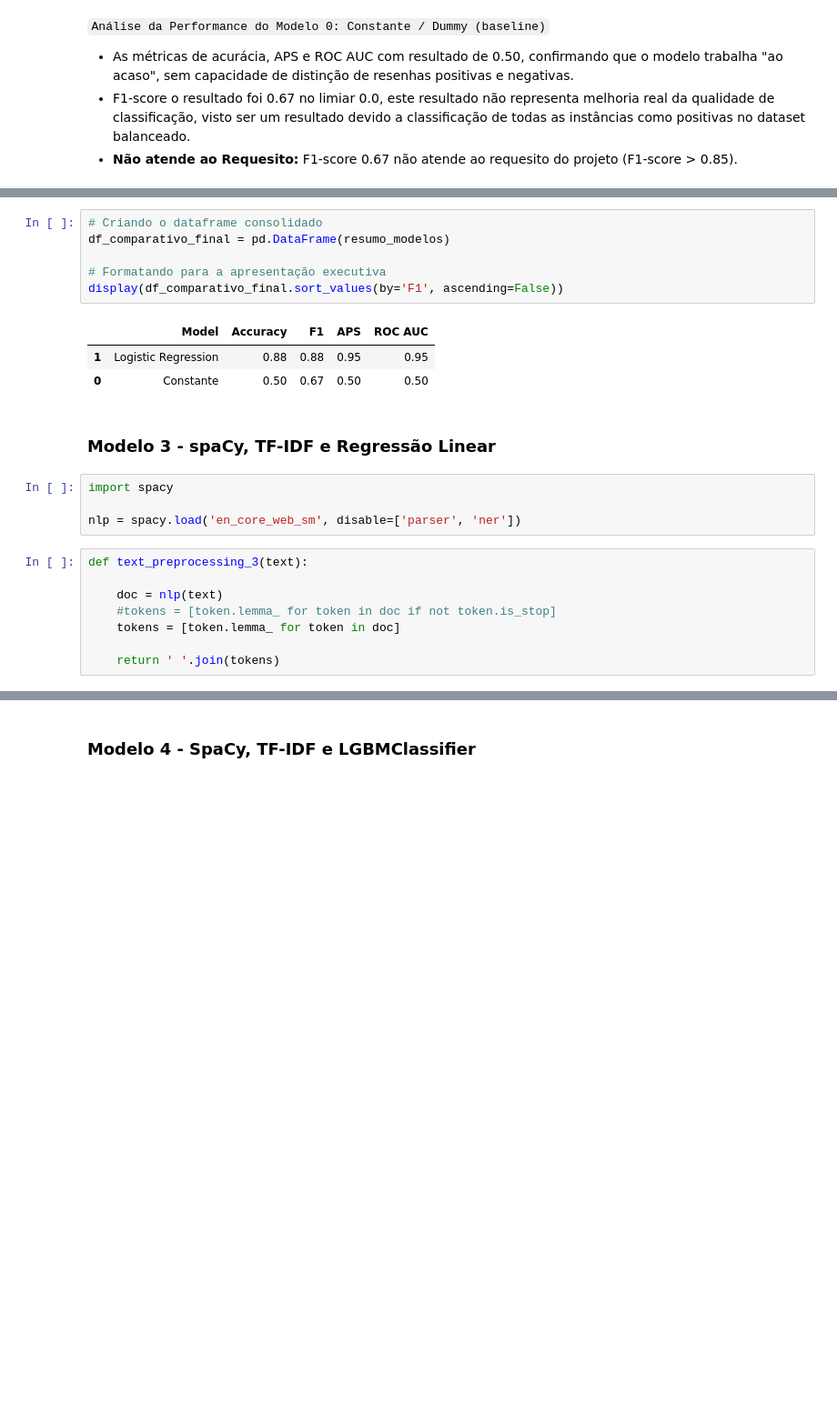
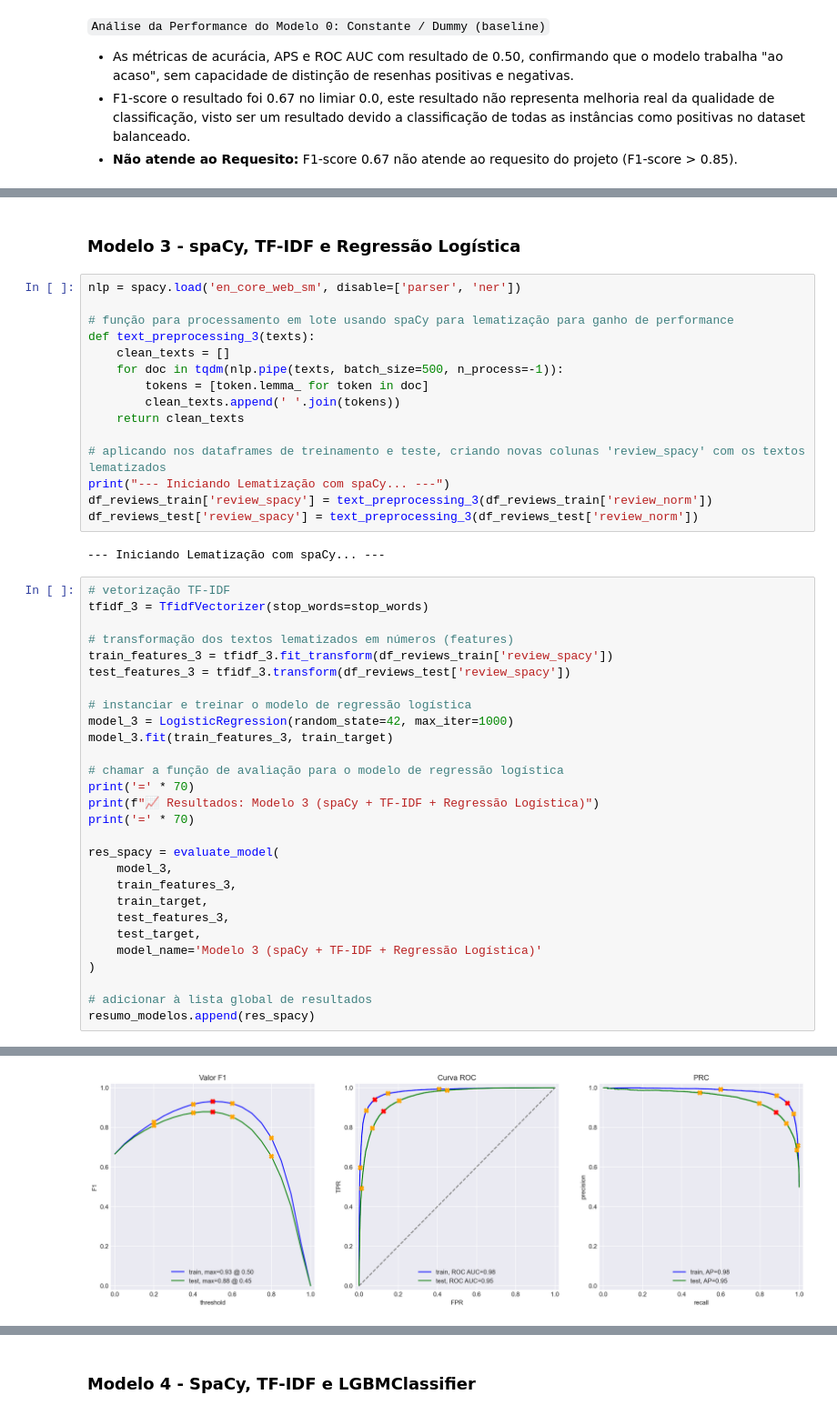
Before and after one commit to JulianaGalli/film-sentiment-classifier, a Jupyter notebook: EDA.ipynb, the cells around one changed output, grey strips where cells are left out. Shown at 91% size. Saved outputs shown, nothing was run; the diff lists cells and outputs as text; blank space fills up the shorter version.

```diff
--- a/EDA.ipynb
+++ b/EDA.ipynb
@@ -654,24 +745,48 @@ ROC AUC    0.98  0.95
-# %%
-# Criando o dataframe consolidado
-df_comparativo_final = pd.DataFrame(resumo_modelos)
-
-# Formatando para a apresentação executiva
-display(df_comparativo_final.sort_values(by='F1', ascending=False))
-# %% [output]
-|  | Model | Accuracy | F1 | APS | ROC AUC |
-| 1 | Logistic Regression | 0.88 | 0.88 | 0.95 | 0.95 |
-| 0 | Constante | 0.50 | 0.67 | 0.50 | 0.50 |
 # %% [markdown]
-### Modelo 3 - spaCy, TF-IDF e Regressão Linear
+### Modelo 3 - spaCy, TF-IDF e Regressão Logística
-# %%
-import spacy
-
-nlp = spacy.load('en_core_web_sm', disable=['parser', 'ner'])
-# %%
-def text_preprocessing_3(text):
-
-    doc = nlp(text)
-    #tokens = [token.lemma_ for token in doc if not token.is_stop]
-    tokens = [token.lemma_ for token in doc]
-
-    return ' '.join(tokens)
+# %%
+nlp = spacy.load('en_core_web_sm', disable=['parser', 'ner'])
+
+# função para processamento em lote usando spaCy para lematização para ganho de performance
+def text_preprocessing_3(texts):
+    clean_texts = []
+    for doc in tqdm(nlp.pipe(texts, batch_size=500, n_process=-1)):
+        tokens = [token.lemma_ for token in doc]
+        clean_texts.append(' '.join(tokens))
+    return clean_texts
+
+# aplicando nos dataframes de treinamento e teste, criando novas colunas 'review_spacy' com os textos lematizados
+print("--- Iniciando Lematização com spaCy... ---")
+df_reviews_train['review_spacy'] = text_preprocessing_3(df_reviews_train['review_norm'])
+df_reviews_test['review_spacy'] = text_preprocessing_3(df_reviews_test['review_norm'])
+# %% [output]
+--- Iniciando Lematização com spaCy... ---
+# %%
+# vetorização TF-IDF
+tfidf_3 = TfidfVectorizer(stop_words=stop_words)
+
+# transformação dos textos lematizados em números (features)
+train_features_3 = tfidf_3.fit_transform(df_reviews_train['review_spacy'])
+test_features_3 = tfidf_3.transform(df_reviews_test['review_spacy'])
+
+# instanciar e treinar o modelo de regressão logística
+model_3 = LogisticRegression(random_state=42, max_iter=1000)
+model_3.fit(train_features_3, train_target)
+
+# chamar a função de avaliação para o modelo de regressão logística
+print('=' * 70)
+print(f"📈 Resultados: Modelo 3 (spaCy + TF-IDF + Regressão Logística)")
+print('=' * 70)
+
+res_spacy = evaluate_model(
+    model_3,
+    train_features_3,
+    train_target,
+    test_features_3,
+    test_target,
+    model_name='Modelo 3 (spaCy + TF-IDF + Regressão Logística)'
+)
+
+# adicionar à lista global de resultados
+resumo_modelos.append(res_spacy)
+# %% [output]
@@ -677,0 +801 @@ def text_preprocessing_3(text):
+[figure, added]
```
Also changed, not shown: parts of 24 cells of this notebook, 1 other file.
